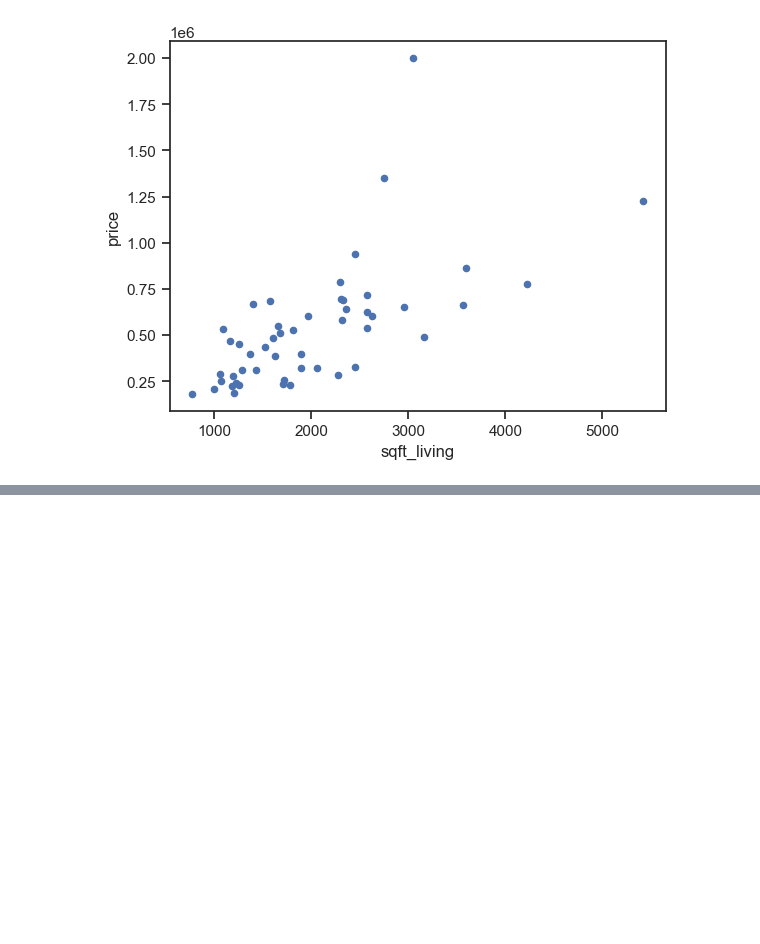
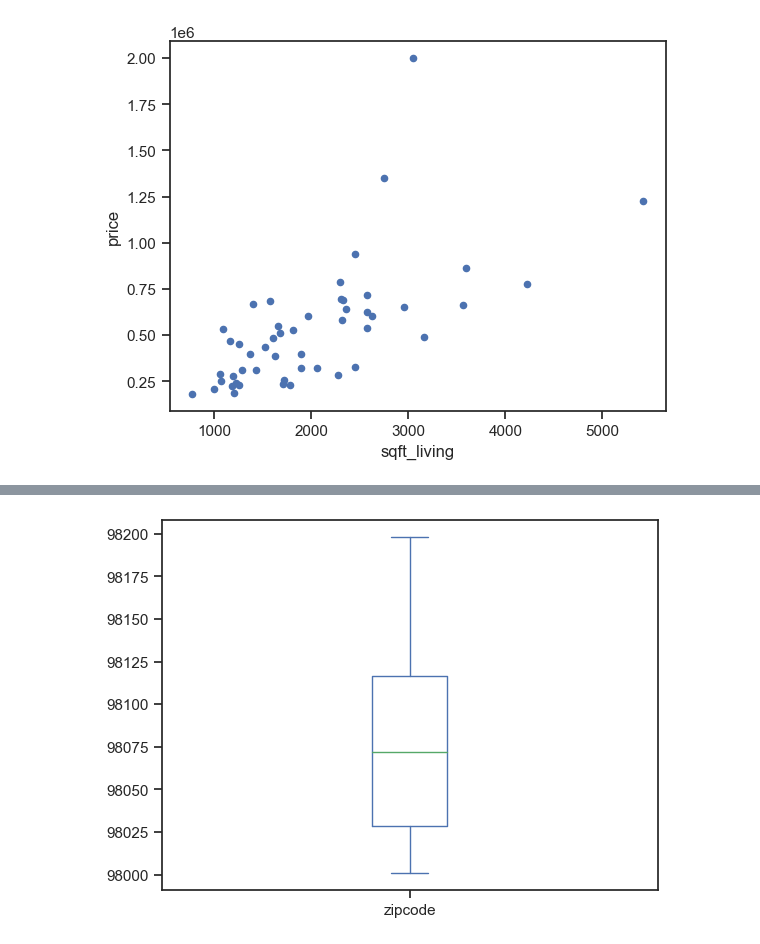
Before and after one commit to MrsMystique/python-repo, a Jupyter notebook: plotting/plotting.ipynb, the cells around one changed output, grey strips where cells are left out. Cells and saved outputs as stored; diff of their text form; code cells hidden in the pictures; blank space fills up the shorter version.

```diff
--- a/plotting/plotting.ipynb
+++ b/plotting/plotting.ipynb
@@ -203,0 +219,5 @@ plt.show()
+# %%
+df.plot.box(x='price', y ='zipcode')
+plt.show()
+# %% [output]
+[figure, added]
```
Also changed, not shown: parts of 10 cells of this notebook, 1 other file.
